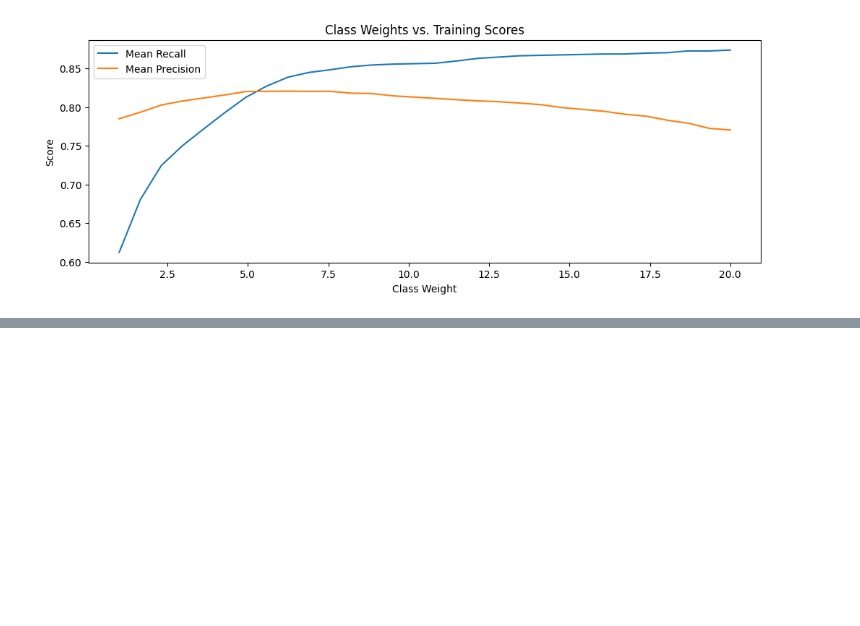
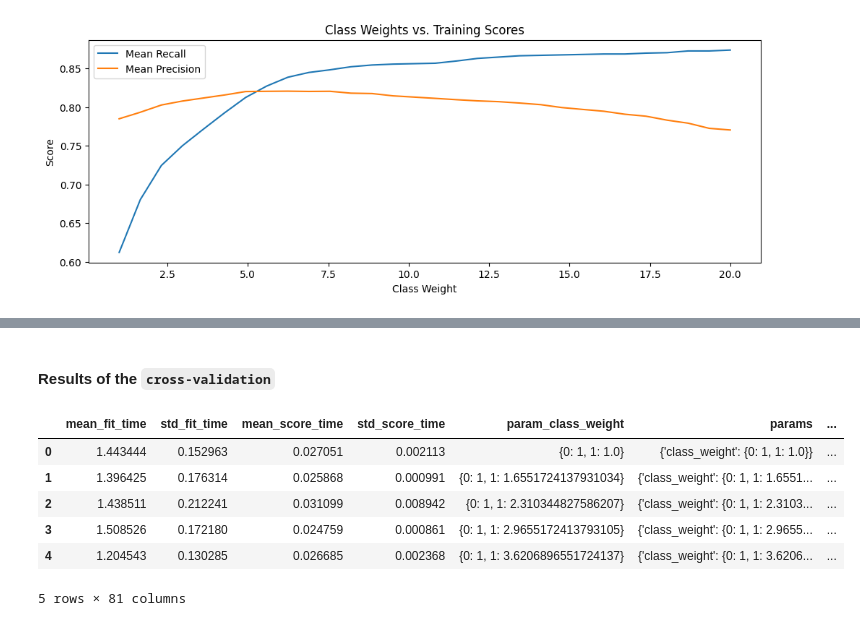
Before and after one commit to nirmit27/ds-and-ml, a Jupyter notebook: Models/credit-card-fraud-detection.ipynb, the cells around one changed output, grey strips where cells are left out. Cells and saved outputs as stored; diff of their text form; code cells hidden in the pictures; blank space fills up the shorter version.

```diff
--- a/Models/credit-card-fraud-detection.ipynb
+++ b/Models/credit-card-fraud-detection.ipynb
@@ -270,0 +314,14 @@ plt.show()
+# %% [markdown]
+#### Results of the `cross-validation`
+# %%
+cv_results_pr2 = pd.DataFrame(grid_pr2.cv_results_)
+
+cv_results_pr2.head()
+# %% [output]
+|  | mean_fit_time | std_fit_time | mean_score_time | std_score_time | param_class_weight | params | ... |
+| 0 | 1.443444 | 0.152963 | 0.027051 | 0.002113 | {0: 1, 1: 1.0} | {'class_weight': {0: 1, 1: 1.0}} | ... |
+| 1 | 1.396425 | 0.176314 | 0.025868 | 0.000991 | {0: 1, 1: 1.6551724137931034} | {'class_weight': {0: 1, 1: 1.6551... | ... |
+| 2 | 1.438511 | 0.212241 | 0.031099 | 0.008942 | {0: 1, 1: 2.310344827586207} | {'class_weight': {0: 1, 1: 2.3103... | ... |
+| 3 | 1.508526 | 0.172180 | 0.024759 | 0.000861 | {0: 1, 1: 2.9655172413793105} | {'class_weight': {0: 1, 1: 2.9655... | ... |
+| 4 | 1.204543 | 0.130285 | 0.026685 | 0.002368 | {0: 1, 1: 3.6206896551724137} | {'class_weight': {0: 1, 1: 3.6206... | ... |
+5 rows × 81 columns
```
Also changed, not shown: parts of 14 cells of this notebook.
